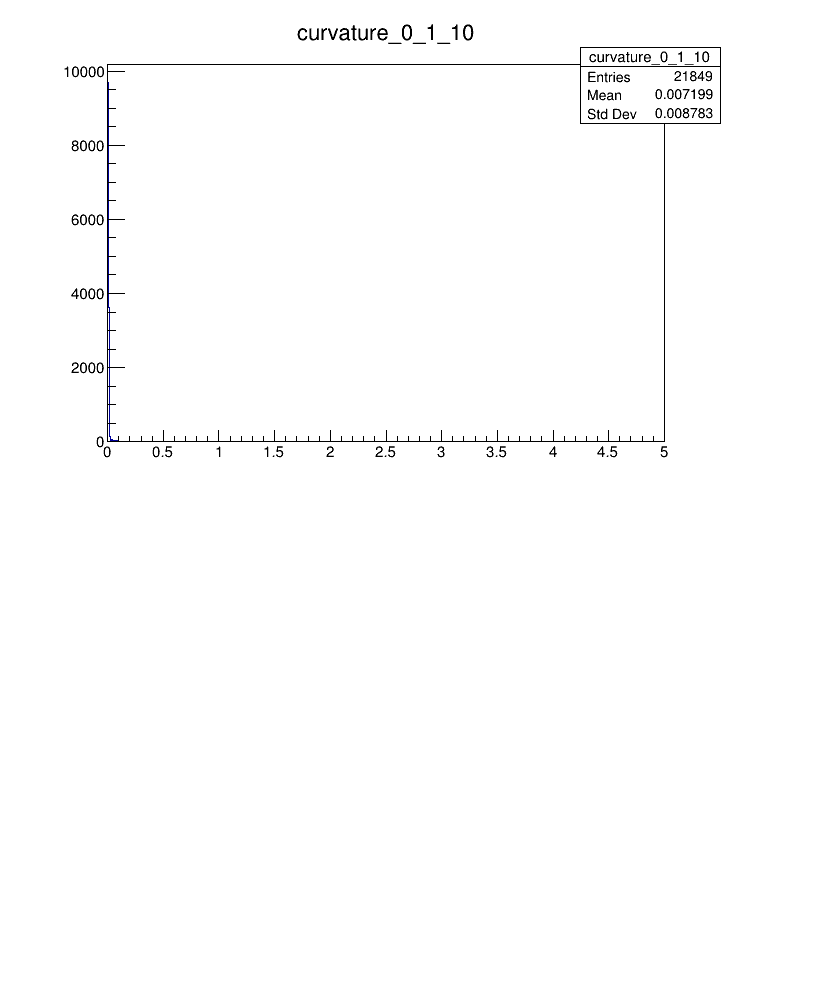
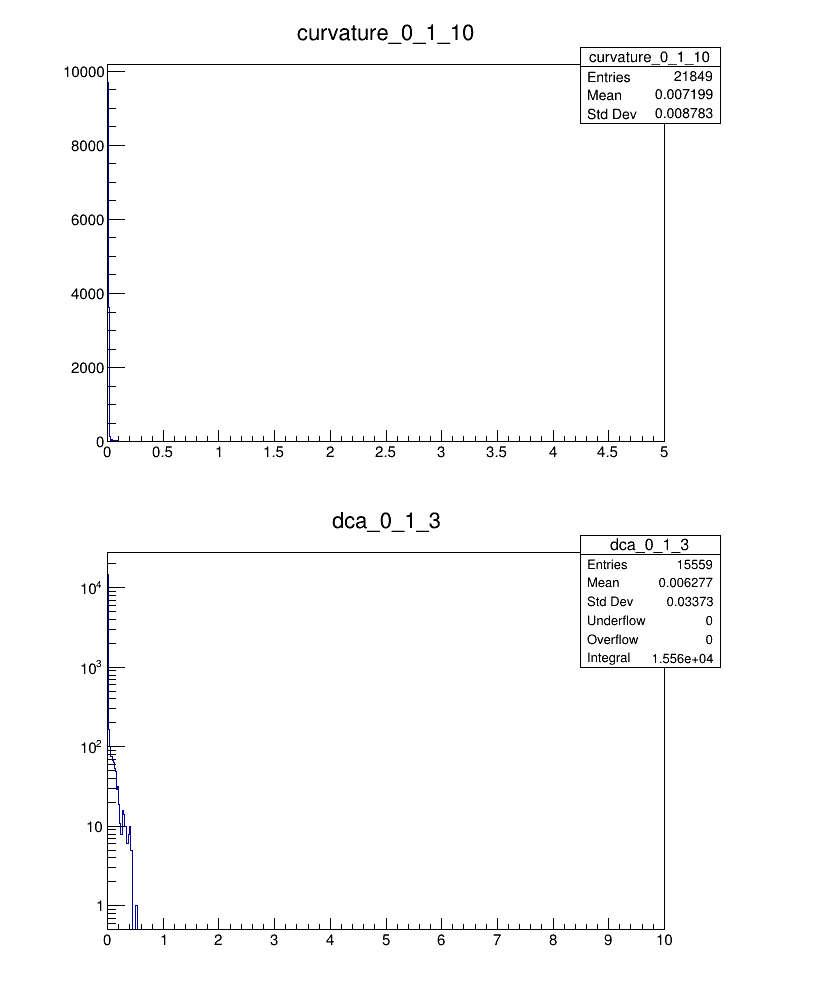
Before and after one commit to CarstenHensel/CAStripTools, a Jupyter notebook: HitAnalyzer.ipynb, the cells around one changed output. Saved outputs shown, nothing was run; the diff lists cells and outputs as text; code cells hidden in the pictures; blank space fills up the shorter version.

Commit message:
added a few plots

```diff
--- a/HitAnalyzer.ipynb
+++ b/HitAnalyzer.ipynb
@@ -103,0 +108,8 @@ c.Draw()
+# %%
+c = ROOT.TCanvas()
+histograms["dca_0_1_3"].Draw()
+ROOT.gStyle.SetOptStat(1111111)
+c.SetLogy()
+c.Draw()
+# %% [output]
+[figure, added]
```
Also changed, not shown: parts of 8 cells of this notebook.
